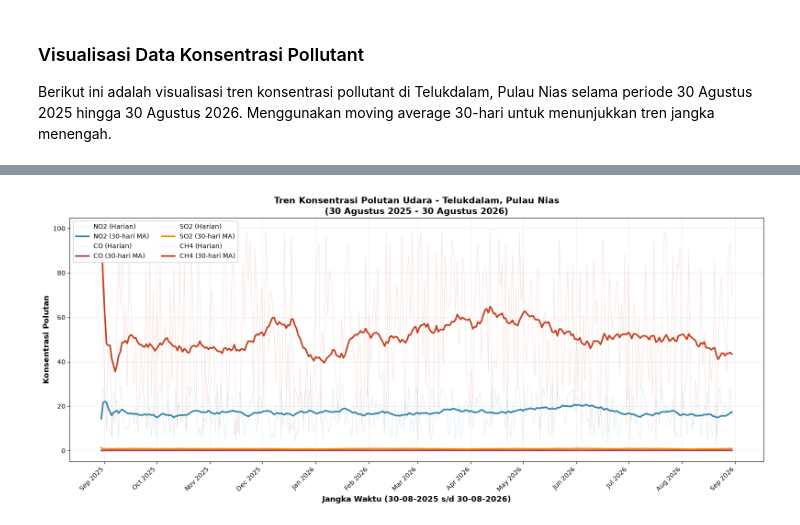
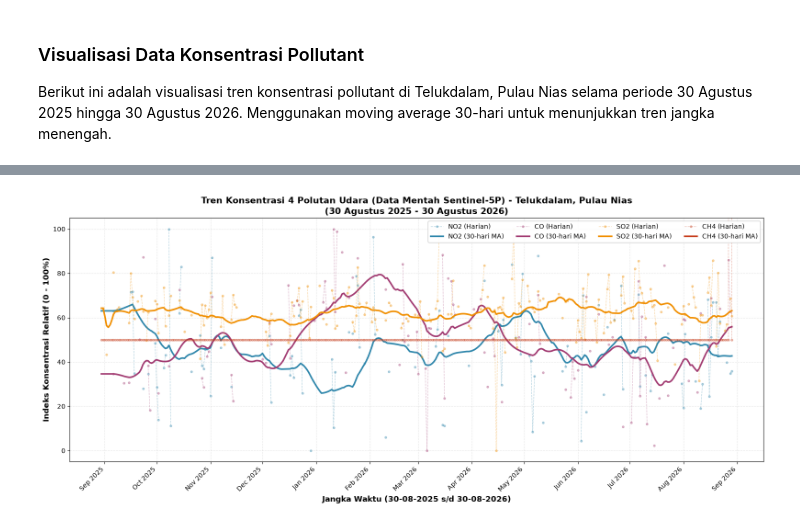
Before and after one commit to KevinMangaraja/PSD-B, a Jupyter notebook: src/1-project/PSD-1.ipynb, the cells around one changed output, grey strips where cells are left out. Saved outputs shown, nothing was run; the diff lists cells and outputs as text; code cells hidden in the pictures.

```diff
--- a/src/1-project/PSD-1.ipynb
+++ b/src/1-project/PSD-1.ipynb
@@ -384,9 +350,10 @@ Visualisasi 30-hari moving average menunjukkan tren dan pola musiman dalam konse
 # %%
 # Buat ringkasan data dalam bentuk DataFrame
-import json  # Import json module yang diperlukan
+import json
+from pathlib import Path
 
 print("\n" + "=" * 60)
-print("RINGKASAN DATA AIR QUALITY")
+print("RINGKASAN DATA AIR QUALITY (DATA MENTAH)")
 print("=" * 60)
 
 # Buat dictionary untuk menyimpan informasi data
@@ -399,6 +366,8 @@ data_summary = {
     'Latitude Max': [],
     'Longitude Min': [],
     'Longitude Max': [],
+    'Data Type': [],
+    'Valid Days': [],
     'Status': []
 }
 
@@ -411,6 +380,9 @@ for pollutant in pollutants:
     data_summary['Latitude Max'].append(spatial_extent['north'])
     data_summary['Longitude Min'].append(spatial_extent['west'])
     data_summary['Longitude Max'].append(spatial_extent['east'])
+    data_summary['Data Type'].append('RAW (Sentinel-5P)')
+    valid_n = summary_stats.get(pollutant, {}).get('Count Valid', 0)
+    data_summary['Valid Days'].append(valid_n)
     data_summary['Status'].append('Downloaded' if pollutant in downloaded_files else 'Pending/Error')
 
 # Buat DataFrame
@@ -420,8 +392,10 @@ print("\nTabel Ringkasan Data:")
 print(df_summary.to_string(index=False))
 
 # Gunakan path relatif dan buat directory jika belum ada
-output_dir = Path('../../data')  # Relative path ke folder data di workspace
-output_dir.mkdir(parents=True, exist_ok=True)  # Buat folder jika belum ada
+output_dir = Path('../../data')
+if not output_dir.exists():
+    output_dir = Path('data')
+output_dir.mkdir(parents=True, exist_ok=True)
 
 # Simpan ke CSV
 output_csv = output_dir / 'data_summary_telukdalam.csv'
@@ -461,7 +435,7 @@ from openpyxl.utils import get_column_letter
 
 # Persiapan data untuk plotting
 print("="*70)
-print("VISUALISASI DATA KONSENTRASI POLLUTANT")
+print("VISUALISASI DATA KONSENTRASI POLLUTANT (DATA MENTAH)")
 print("="*70)
 
 # Buat time series untuk setiap pollutant
@@ -469,39 +443,43 @@ time_series_data = {}
 
 for pollutant, dataset in data_sets.items():
     try:
-        # Extract data values asli
+        # Extract data values asli (data mentah)
         data_values = dataset[pollutant].to_numpy().flatten()
 
-        # Create time array
+        # Create time array (365 hari)
         time_array = pd.date_range(start=start_date, periods=len(data_values), freq='D')
 
-        # Buat DataFrame untuk rolling mean
+        # Buat DataFrame untuk time series dan rolling mean dengan DatetimeIndex
         df_pollutant = pd.DataFrame({
             'date': time_array,
             'value': data_values
-        })
+        }).set_index('date')
 
-        # Hitung 30-day rolling mean
-        df_pollutant['rolling_mean'] = df_pollutant['value'].rolling(window=30, min_periods=1).mean()
+        # Hitung 30-day moving average dengan interpolasi linear pada data yang valid
+        series_interpolated = df_pollutant['value'].interpolate(method='time', limit_direction='both')
+        df_pollutant['rolling_mean'] = series_interpolated.rolling(window=30, min_periods=1).mean()
+
+        # Kembalikan date sebagai kolom
+        df_pollutant = df_pollutant.reset_index()
 
         time_series_data[pollutant] = df_pollutant
-        print(f"✓ {pollutant}: Time series berhasil dibuat ({len(time_array)} hari)")
+        valid_cnt = int(np.count_nonzero(~np.isnan(data_values)))
+        print(f"✓ {pollutant}: Time series berhasil dibuat ({len(time_array)} hari, {valid_cnt} data valid)")
 
     except Exception as e:
         print(f"✗ Error memproses {pollutant}: {str(e)}")
 
 print("="*70)
 
-# Ekspor data harian berdasarkan tanggal ke Excel, tepat 365 baris data
+# Ekspor data harian ke Excel, tepat 365 baris data asli
 excel_days = 365
 excel_dates = pd.date_range(start=start_date, periods=excel_days, freq='D')
 excel_data = {'Tanggal': excel_dates}
 
 for pollutant, dataset in data_sets.items():
-    daily_values = dataset[pollutant].to_numpy().flatten()[:excel_days]
-    daily_series = pd.Series(daily_values)
-    excel_data[f'{pollutant} (Harian)'] = daily_series.to_numpy()
-    excel_data[f'{pollutant} (30-hari MA)'] = daily_series.rolling(window=30, min_periods=1).mean().to_numpy()
+    df_p = time_series_data[pollutant]
+    excel_data[f'{pollutant} (Harian)'] = df_p['value'].to_numpy()
+    excel_data[f'{pollutant} (30-hari MA)'] = df_p['rolling_mean'].to_numpy()
 
 df_excel = pd.DataFrame(excel_data)
 excel_file = output_dir / 'data_polutan_telukdalam_365_hari.xlsx'
@@ -539,28 +517,40 @@ print(f"✓ Data Excel disimpan: {excel_file}")
 print(f"✓ Jumlah data harian: {len(df_excel)} baris")
 print(f"✓ Periode Excel: {excel_dates[0].strftime('%d-%m-%Y')} s/d {excel_dates[-1].strftime('%d-%m-%Y')}")
 
-# Plot Gabungan: Semua pollutant dalam satu grafik dengan warna berbeda
-print("\nMembuat plot gabungan untuk semua pollutant...")
+# Plot Gabungan: Ke-4 Polutan dalam Satu Sumbu X dan Y dengan Normalisasi Indeks (0-100%)
+# Agar ke-4 grafik polutan dapat terlihat bersama secara proporsional
+print("\nMembuat plot gabungan 4 grafik polutan dalam satu sumbu x dan y...")
 
 fig, ax = plt.subplots(figsize=(16, 7), dpi=100)
 
-# Define colors untuk setiap pollutant
+# Define colors dan label untuk setiap pollutant
 colors_map = {'NO2': '#2E86AB', 'CO': '#A23B72', 'SO2': '#F18F01', 'CH4': '#C73E1D'}
 
-# Plot setiap pollutant dengan 30-day rolling mean
 for pollutant, df in time_series_data.items():
     color = colors_map.get(pollutant, '#808080')
 
-    # Plot raw data dengan transparansi
-    ax.plot(df['date'], df['value'], color=color, alpha=0.15, linewidth=0.8, label=f'{pollutant} (Harian)')
+    # Normalisasi Min-Max ke skala 0 - 100% agar ke-4 grafik tampak jelas pada 1 sumbu
+    v = df['value']
+    vmin = v.min()
+    vmax = v.max()
 
-    # Plot rolling mean dengan warna solid
-    ax.plot(df['date'], df['rolling_mean'], color=color, label=f'{pollutant} (30-hari MA)', linewidth=2.5)
+    if pd.notna(vmin) and pd.notna(vmax) and vmax > vmin:
+        v_norm = (v - vmin) / (vmax - vmin) * 100
+        rm_norm = (df['rolling_mean'] - vmin) / (vmax - vmin) * 100
+    else:
+        v_norm = v.fillna(50)
+        rm_norm = df['rolling_mean'].fillna(50)
+
+    # Plot data harian (titik & garis putus-putus transparan)
+    ax.plot(df['date'], v_norm, color=color, alpha=0.35, linewidth=0.9, linestyle='--', marker='o', markersize=3, label=f'{pollutant} (Harian)')
+
+    # Plot moving average 30-hari (garis tebal solid)
+    ax.plot(df['date'], rm_norm, color=color, linewidth=2.5, label=f'{pollutant} (30-hari MA)')
 
 # Konfigurasi axis dan labels
 ax.set_xlabel('Jangka Waktu (30-08-2025 s/d 30-08-2026)', fontsize=12, fontweight='bold')
-ax.set_ylabel('Konsentrasi Polutan', fontsize=12, fontweight='bold')
-ax.set_title('Tren Konsentrasi Polutan Udara - Telukdalam, Pulau Nias\n(30 Agustus 2025 - 30 Agustus 2026)',
+ax.set_ylabel('Indeks Konsentrasi Relatif (0 - 100%)', fontsize=12, fontweight='bold')
+ax.set_title('Tren Konsentrasi 4 Polutan Udara (Data Mentah Sentinel-5P) - Telukdalam, Pulau Nias\n(30 Agustus 2025 - 30 Agustus 2026)',
              fontsize=14, fontweight='bold')
 
 # Format x-axis untuk date
@@ -568,18 +558,23 @@ ax.xaxis.set_major_locator(mdates.MonthLocator(interval=1))
 ax.xaxis.set_major_formatter(mdates.DateFormatter('%b %Y'))
 plt.setp(ax.xaxis.get_majorticklabels(), rotation=45, ha='right')
 
+# Set batas sumbu Y
+ax.set_ylim(-5, 105)
+
 # Grid
 ax.grid(True, alpha=0.3, linestyle='--')
 
-# Legend dengan dua kolom
-ax.legend(loc='upper left', fontsize=10, ncol=2, framealpha=0.95)
+# Legend dengan 4 kolom agar rapi
+ax.legend(loc='upper right', fontsize=10, ncol=4, framealpha=0.95)
 
 plt.tight_layout()
-plt.savefig(str(output_dir / 'pollutant_trends_combined.png'), dpi=100, bbox_inches='tight')
-print("✓ Plot gabungan disimpan: pollutant_trends_combined.png")
+plot_file = output_dir / 'pollutant_trends_combined.png'
+plt.savefig(str(plot_file), dpi=100, bbox_inches='tight')
+plt.savefig('pollutant_trends_combined.png', dpi=100, bbox_inches='tight')
+print(f"✓ Plot gabungan satu sumbu (4 grafik) disimpan: {plot_file}")
 plt.show()
 
 print("\n" + "="*70)
-print("✓ Visualisasi berhasil dibuat dan disimpan")
+print("✓ Visualisasi 4 grafik dalam satu sumbu berhasil dibuat dan disimpan")
 print("="*70)
 # %% [output]
@@ -601 +599 @@ Membuat plot gabungan untuk semua pollutant...
-[figure, old version]
+[figure, new version]
```
Also changed, not shown: parts of 9 cells of this notebook, 30 other files.
